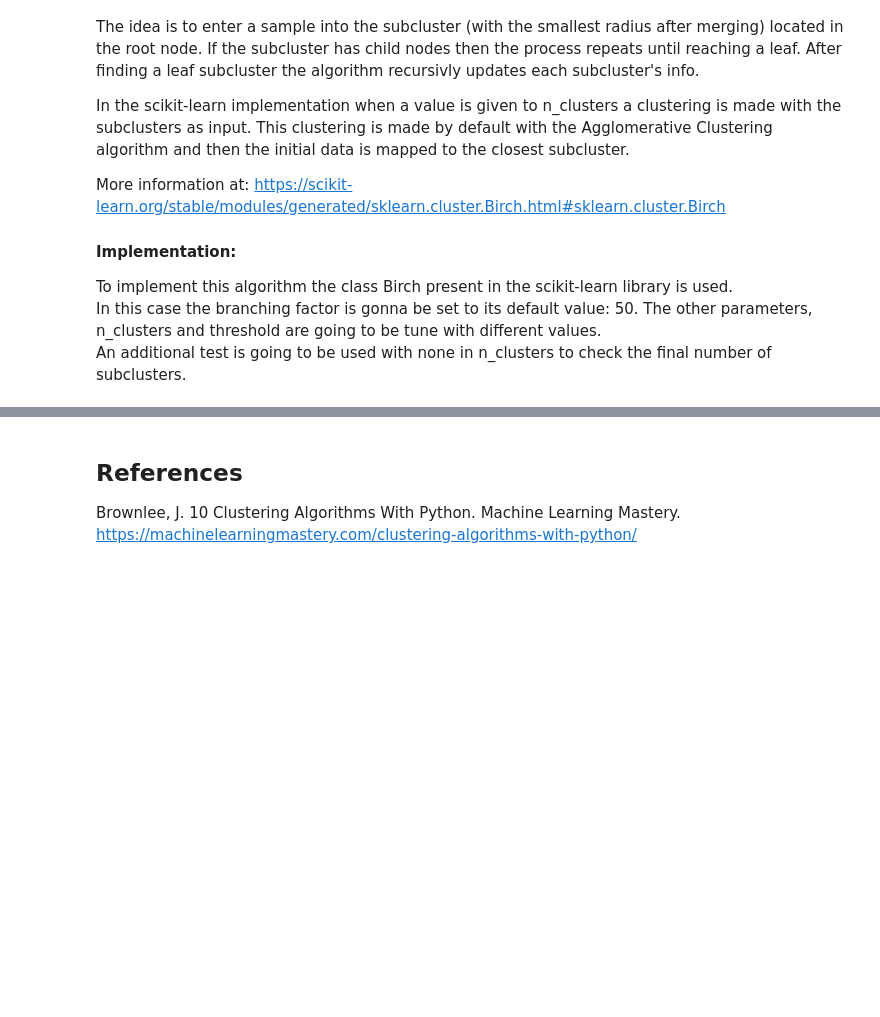
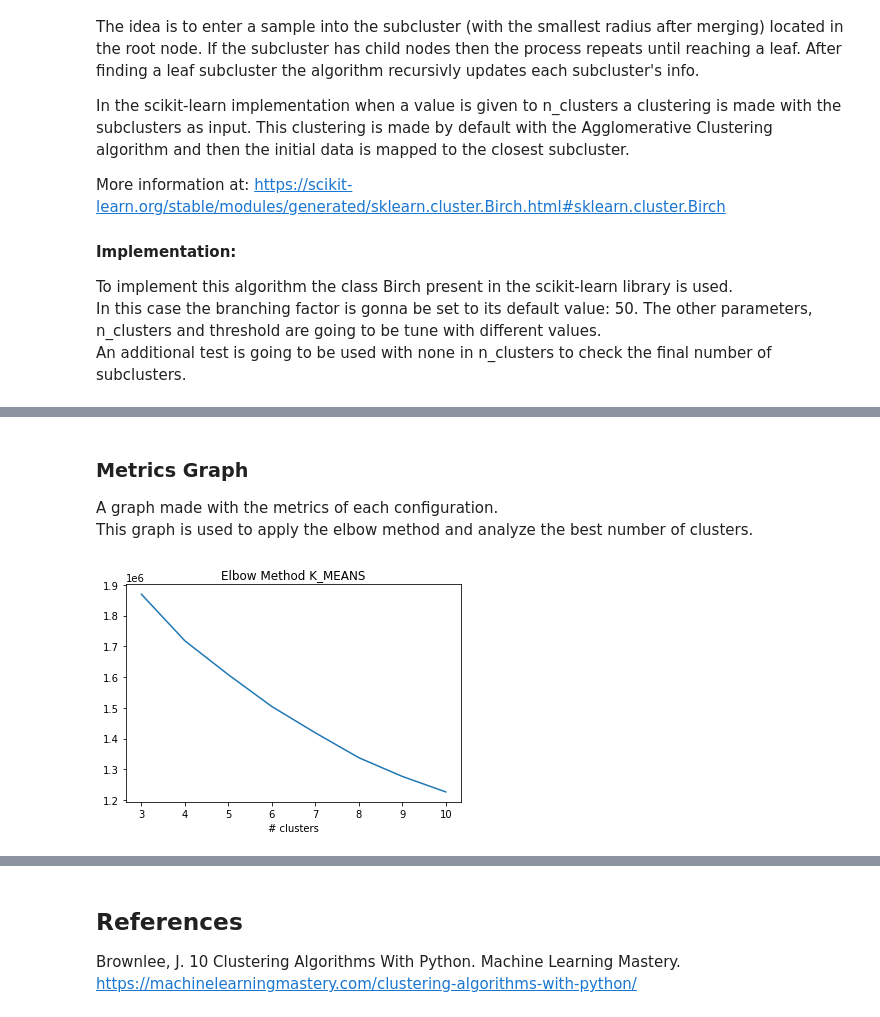
Before and after one commit to GabrielVargasR/University-Artificial-Intelligence, a Jupyter notebook: TC4 - Classification and Clustering/2021-2-Trabajo Practico_04.ipynb, the cells around one changed output, grey strips where cells are left out. Saved outputs shown, nothing was run; the diff lists cells and outputs as text; code cells hidden in the pictures; blank space fills up the shorter version.

Commit message:
TC-4: Results as submitted. Pending feedback

```diff
--- a/TC4 - Classification and Clustering/2021-2-Trabajo Practico_04.ipynb
+++ b/TC4 - Classification and Clustering/2021-2-Trabajo Practico_04.ipynb
@@ -642 +650,9 @@ BIRCH algorithm is also gonna be tested without number of clusters input.
+# %%
+cluster_quantities_2 = [i for i in range(10, 21)]
+results["K_MEANS_2"] = []
+
+for cluster_quantity in cluster_quantities_2:
+    kmeans = KMeans(n_clusters = cluster_quantity)
+    kmeans.fit(train)
+    results["K_MEANS_2"].append(kmeans.inertia_)
 # %% [markdown]
@@ -643,0 +660,9 @@ BIRCH algorithm is also gonna be tested without number of clusters input.
+# %%
+# Birch with none
+# Used to analyze how many clusters are chosen by BIRCH
+resultedClusters = []
+
+for threshold_param in thresholdValues:
+    brc = Birch(threshold = threshold_param, n_clusters = None)
+    brc.fit(train)
+    resultedClusters.append(brc.subcluster_labels_.size)
@@ -643,0 +681,10 @@ BIRCH algorithm is also gonna be tested without number of clusters input.
+# %%
+# Birch with cluster quantity limit
+results["BIRCH"] = {}
+for threshold_param in thresholdValues:
+    results["BIRCH"][threshold_param] = []
+    for cluster_quantity in cluster_quantities:
+        brc = Birch(threshold = threshold_param, n_clusters = cluster_quantity)
+        brc.fit(train)
+        ## Umbearable scoring time for the silhoutte score
+        results["BIRCH"][threshold_param].append(silhouette_score(train, kmeans.labels_))
@@ -643,0 +711,13 @@ BIRCH algorithm is also gonna be tested without number of clusters input.
+# %% [markdown]
+### Metrics Graph
+
+A graph made with the metrics of each configuration.
+This graph is used to apply the elbow method and analyze the best number of clusters.
+# %%
+# Graph
+plt.plot(cluster_quantities, results["K_MEANS"] )
+plt.title("Elbow Method K_MEANS")
+plt.xlabel("# clusters")
+plt.show()
+# %% [output]
+[figure, added]
```
Also changed, not shown: parts of 14 cells of this notebook.
